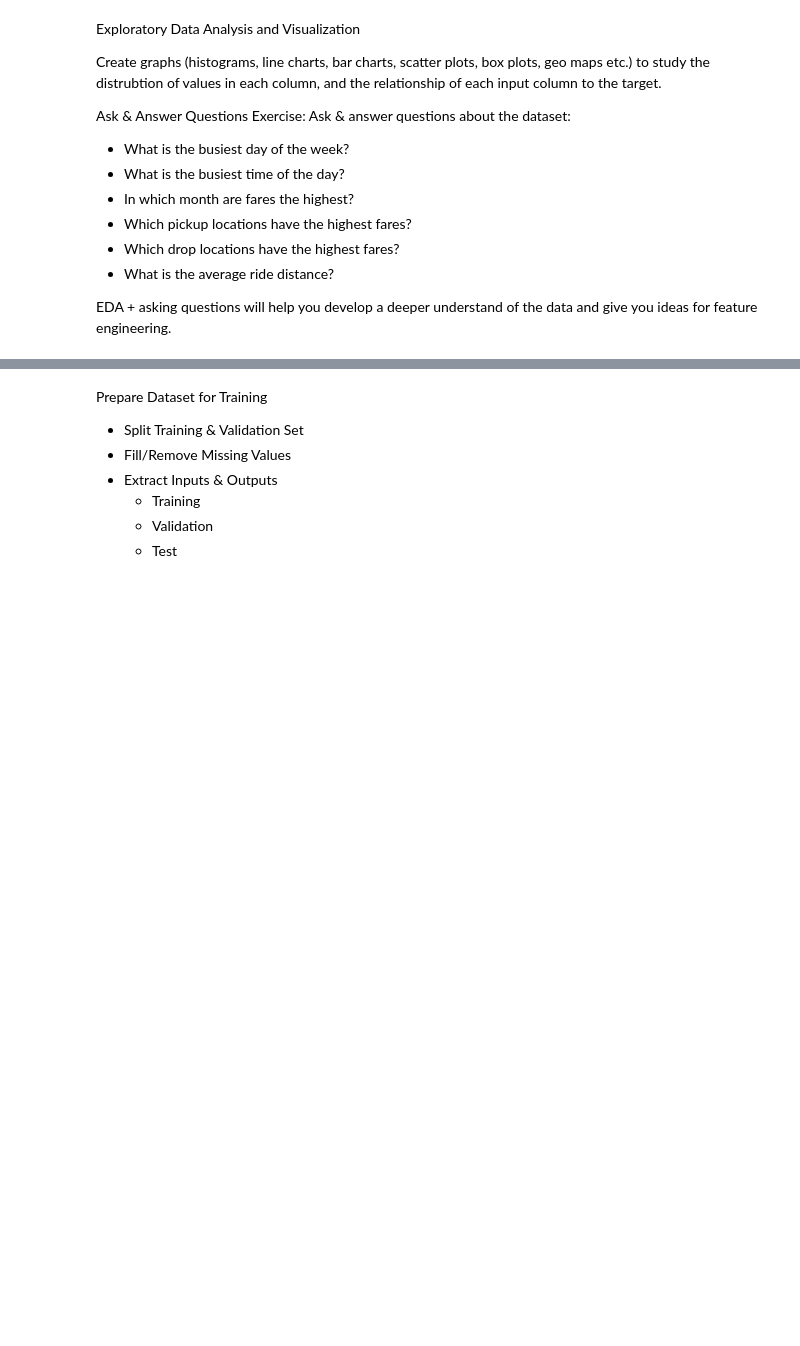
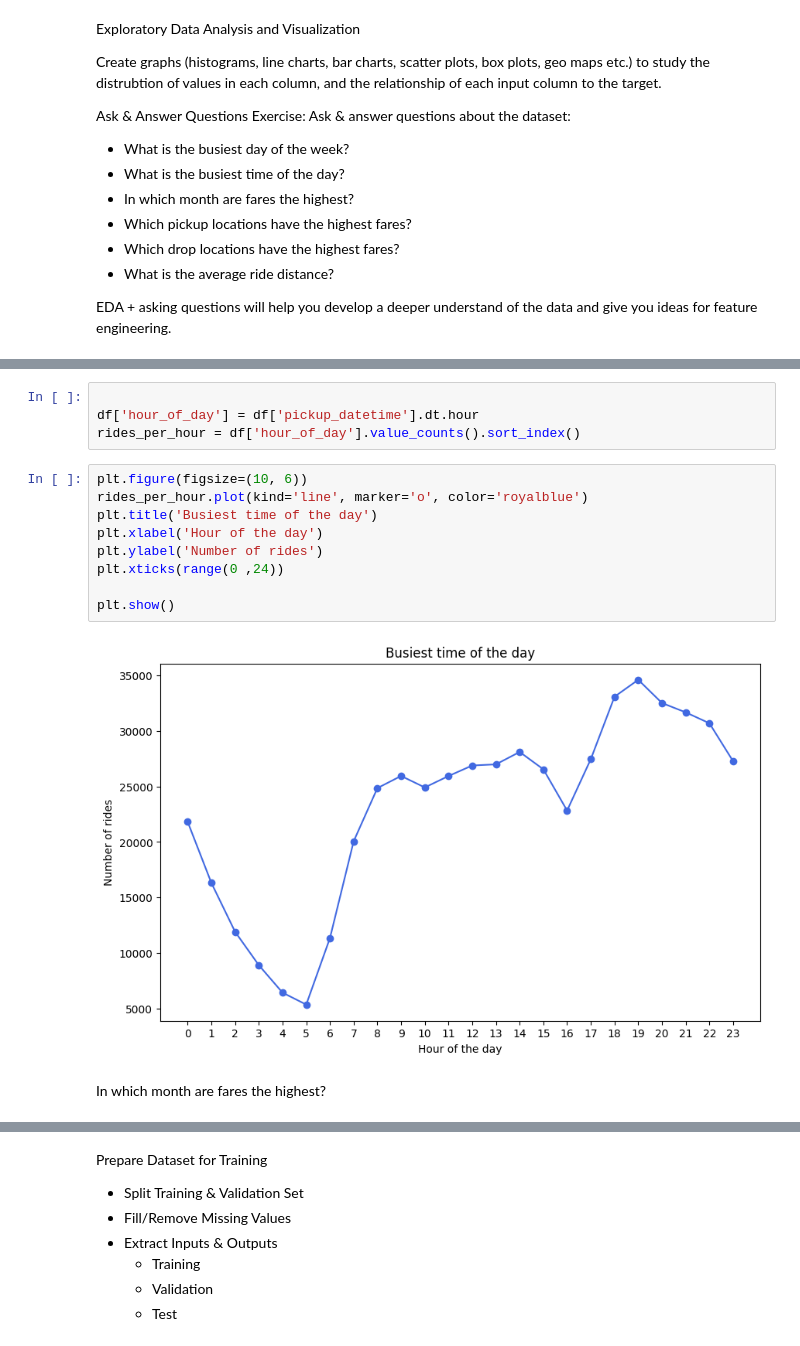
Before and after one commit to Dxdhruv/New-York-city-taxi-fare-prediction, a Jupyter notebook: New york city taxi fare prediction.ipynb, the cells around one changed output, grey strips where cells are left out. Saved outputs shown, nothing was run; the diff lists cells and outputs as text; blank space fills up the shorter version.

```diff
--- a/New york city taxi fare prediction.ipynb
+++ b/New york city taxi fare prediction.ipynb
@@ -182,0 +227,17 @@ EDA + asking questions will help you develop a deeper understand of the data and
+# %%
+
+df['hour_of_day'] = df['pickup_datetime'].dt.hour
+rides_per_hour = df['hour_of_day'].value_counts().sort_index()
+# %%
+plt.figure(figsize=(10, 6))
+rides_per_hour.plot(kind='line', marker='o', color='royalblue')
+plt.title('Busiest time of the day')
+plt.xlabel('Hour of the day')
+plt.ylabel('Number of rides')
+plt.xticks(range(0 ,24))
+
+plt.show()
+# %% [output]
+[figure, added]
+# %% [markdown]
+In which month are fares the highest?
```
Also changed, not shown: parts of 25 cells of this notebook.
